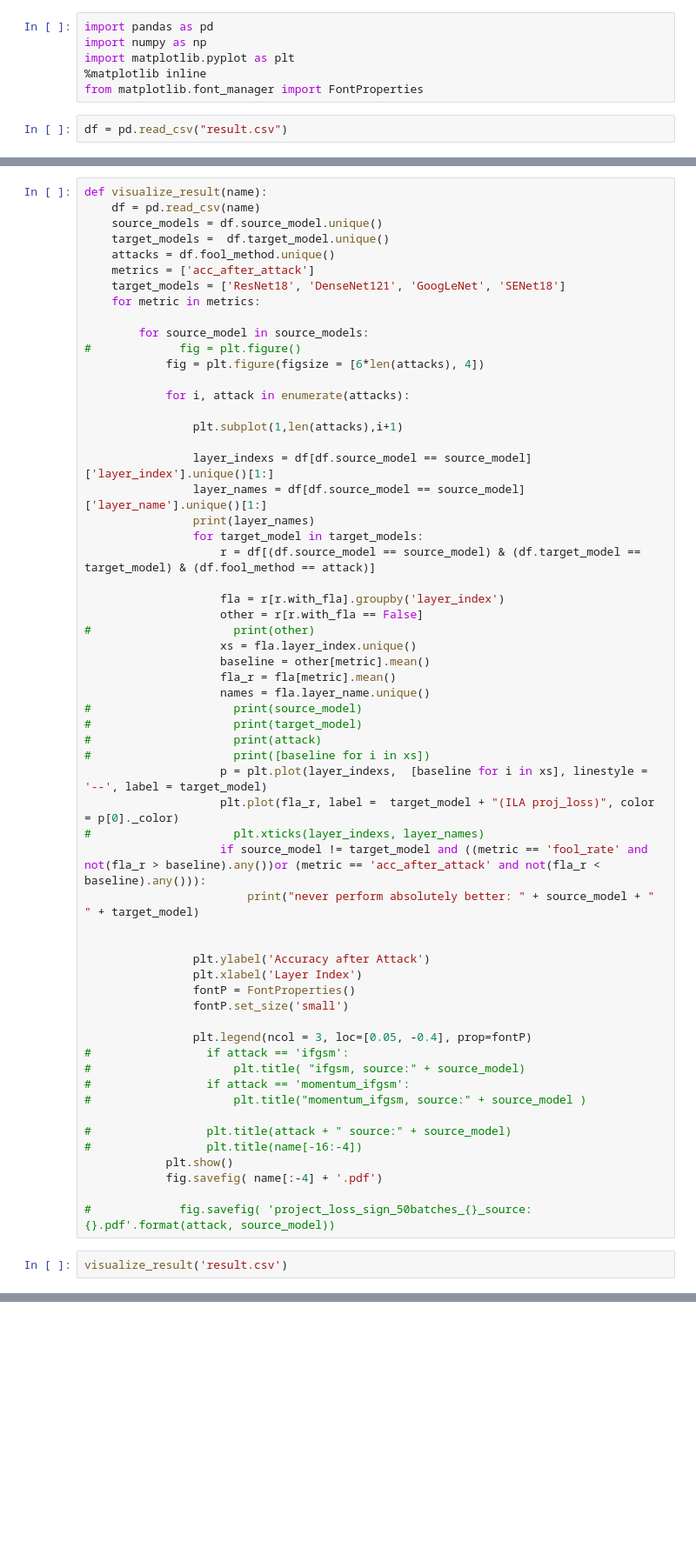
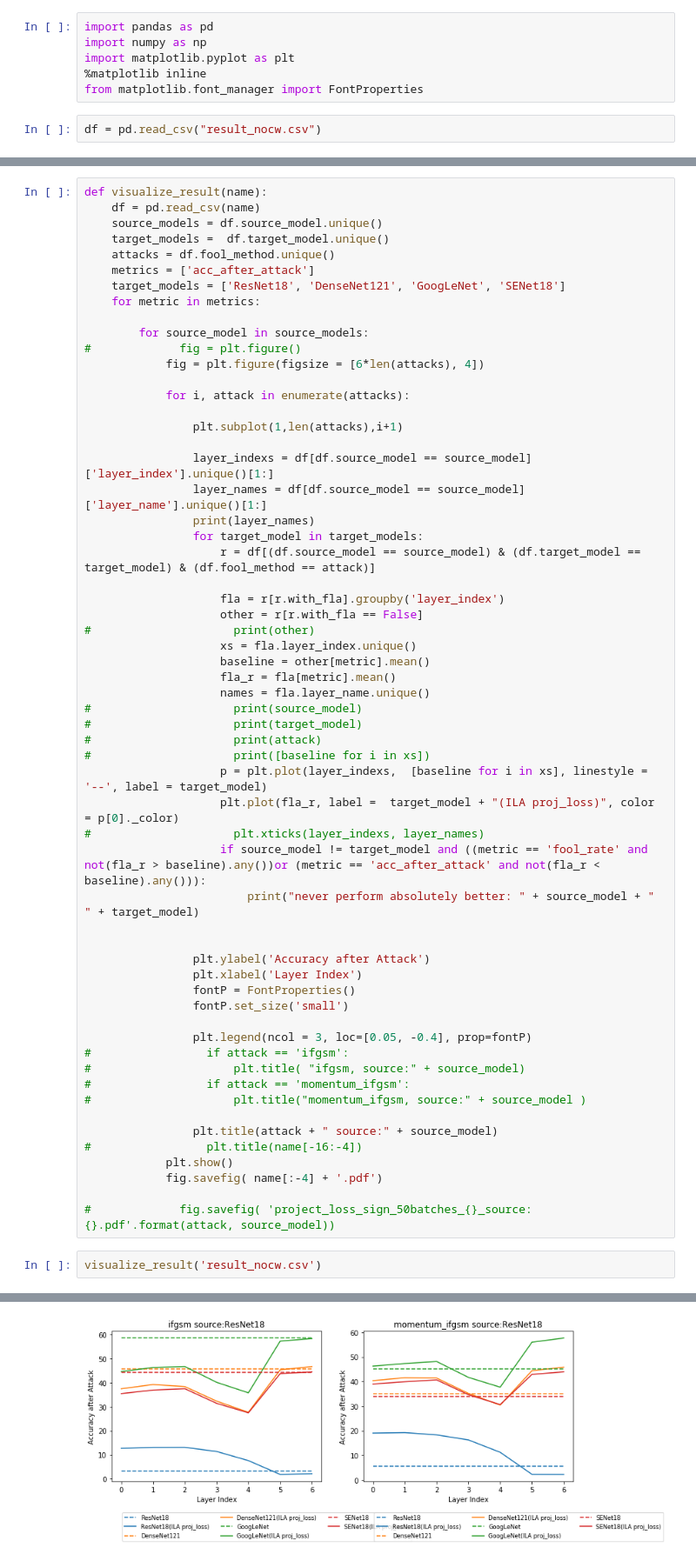
Before and after one commit to q-hwang/ila, a Jupyter notebook: cifar10_experiments/proc_data.ipynb, the cells around one changed output, grey strips where cells are left out. Shown at 87% size. Cells and saved outputs as stored; diff of their text form; blank space fills up the shorter version.

```diff
--- a/cifar10_experiments/proc_data.ipynb
+++ b/cifar10_experiments/proc_data.ipynb
@@ -5,7 +5,7 @@ import matplotlib.pyplot as plt
 %matplotlib inline
 from matplotlib.font_manager import FontProperties
 # %%
-df = pd.read_csv("result.csv")
+df = pd.read_csv("result_nocw.csv")
 # %%
 baseline = df[df.with_fla == False].groupby(['source_model', 'target_model','fool_method'])['acc_after_attack'].mean().reset_index()
 baseline
@@ -81,11 +172,12 @@ def visualize_result(name):
 #                 if attack == 'momentum_ifgsm':
 #                     plt.title("momentum_ifgsm, source:" + source_model )
 
-#                 plt.title(attack + " source:" + source_model)
+                plt.title(attack + " source:" + source_model)
 #                 plt.title(name[-16:-4])
             plt.show()
             fig.savefig( name[:-4] + '.pdf')
 
 #             fig.savefig( 'project_loss_sign_50batches_{}_source:{}.pdf'.format(attack, source_model))
 # %%
-visualize_result('result.csv')
+visualize_result('result_nocw.csv')
+# %% [output]
@@ -91,0 +186 @@ visualize_result('result.csv')
+[figure, added]
```
Also changed, not shown: parts of 6 cells of this notebook, 4 other files.
